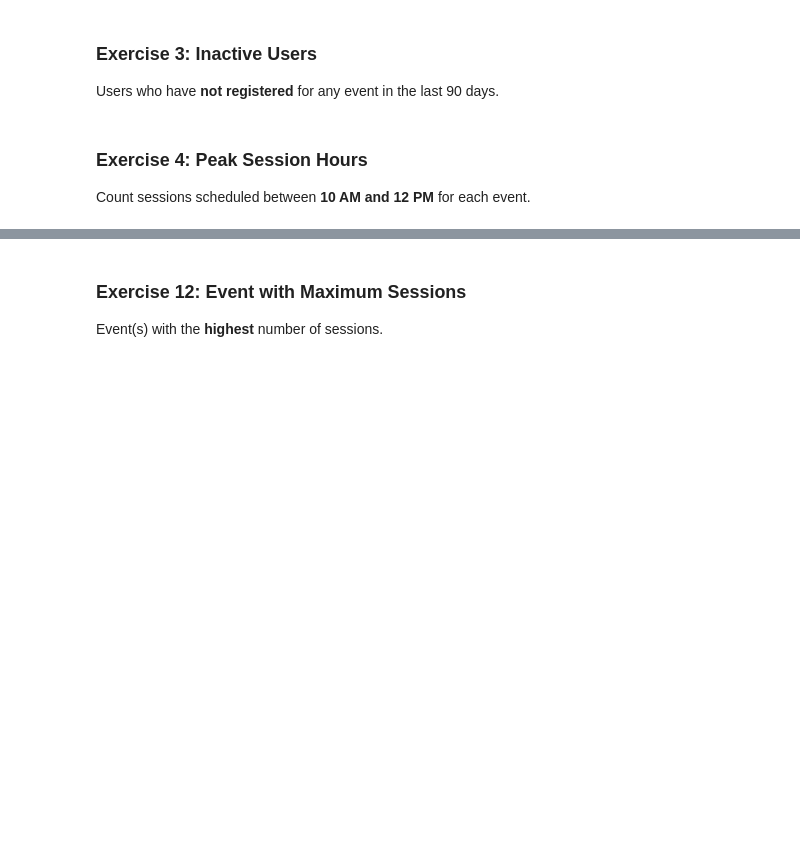
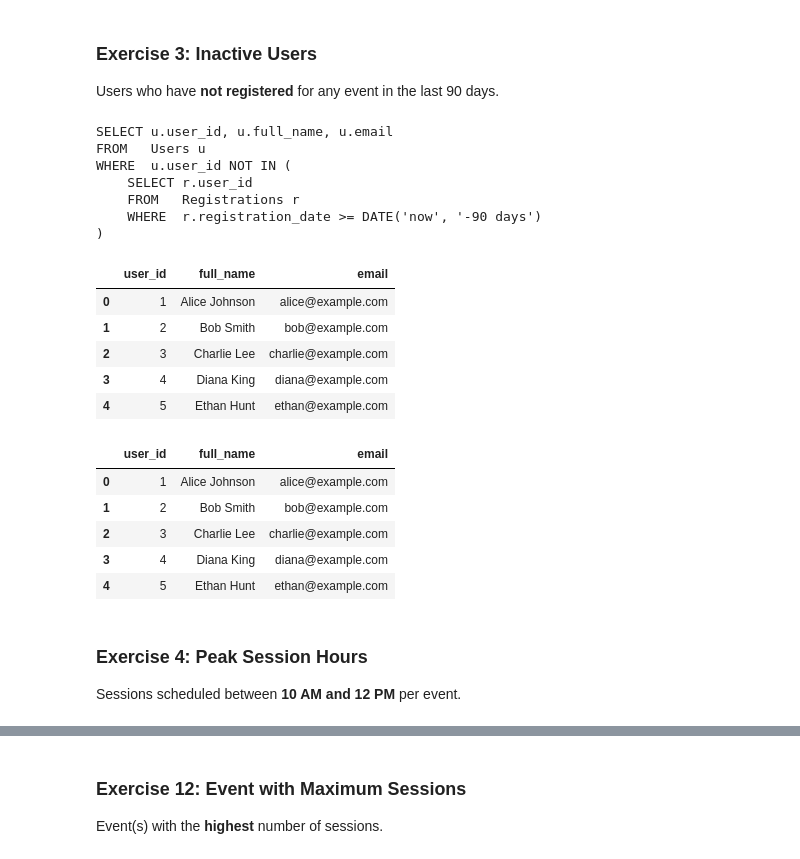
Before and after one commit to OswaldShilo/Digital-Nurture-Python, a Jupyter notebook: Solutions/SQL/SQL_Exercises.ipynb, the cells around one changed output, grey strips where cells are left out. Cells and saved outputs as stored; diff of their text form; code cells hidden in the pictures; blank space fills up the shorter version.

```diff
--- a/Solutions/SQL/SQL_Exercises.ipynb
+++ b/Solutions/SQL/SQL_Exercises.ipynb
@@ -181,17 +189,37 @@ Users who have **not registered** for any event in the last 90 days.
 # %%
 sql = """
 SELECT u.user_id, u.full_name, u.email
-FROM Users u
-WHERE u.user_id NOT IN (
+FROM   Users u
+WHERE  u.user_id NOT IN (
     SELECT r.user_id
     FROM   Registrations r
-    WHERE  r.registration_date >= CURDATE() - INTERVAL 90 DAY
+    WHERE  r.registration_date >= DATE('now', '-90 days')
 )
 """
 print(sql)
 run_query(sql)
+# %% [output]
+SELECT u.user_id, u.full_name, u.email
+FROM   Users u
+WHERE  u.user_id NOT IN (
+    SELECT r.user_id
+    FROM   Registrations r
+    WHERE  r.registration_date >= DATE('now', '-90 days')
+)
+|  | user_id | full_name | email |
+| 0 | 1 | Alice Johnson | alice@example.com |
+| 1 | 2 | Bob Smith | bob@example.com |
+| 2 | 3 | Charlie Lee | charlie@example.com |
+| 3 | 4 | Diana King | diana@example.com |
+| 4 | 5 | Ethan Hunt | ethan@example.com |
+|  | user_id | full_name | email |
+| 0 | 1 | Alice Johnson | alice@example.com |
+| 1 | 2 | Bob Smith | bob@example.com |
+| 2 | 3 | Charlie Lee | charlie@example.com |
+| 3 | 4 | Diana King | diana@example.com |
+| 4 | 5 | Ethan Hunt | ethan@example.com |
 # %% [markdown]
 ### Exercise 4: Peak Session Hours
-Count sessions scheduled between **10 AM and 12 PM** for each event.
+Sessions scheduled between **10 AM and 12 PM** per event.
 # %%
 sql = """
```
Also changed, not shown: parts of 50 cells of this notebook, 4 other files.
